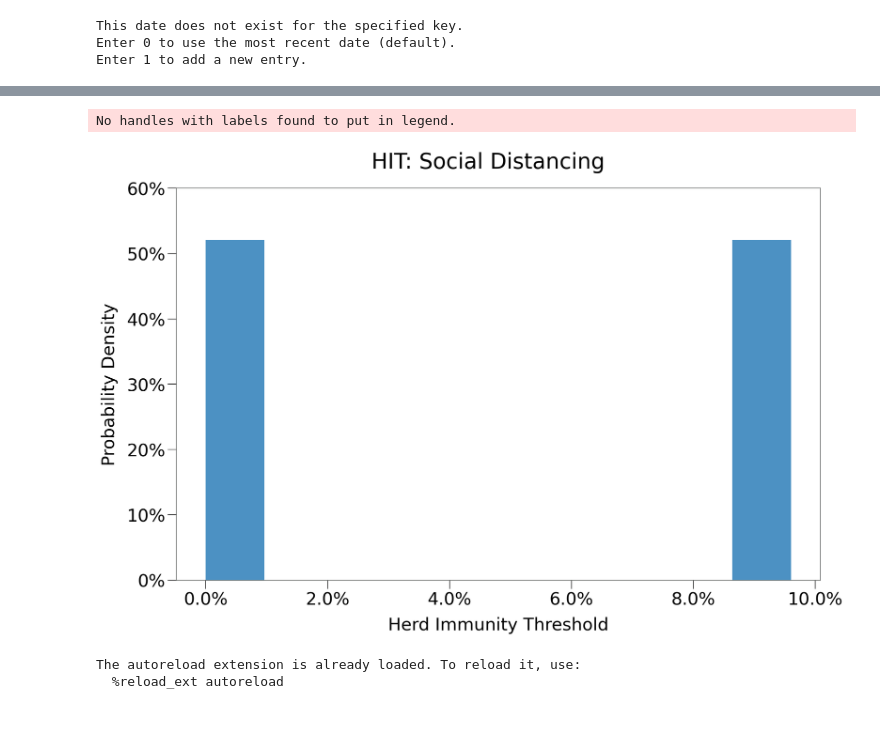
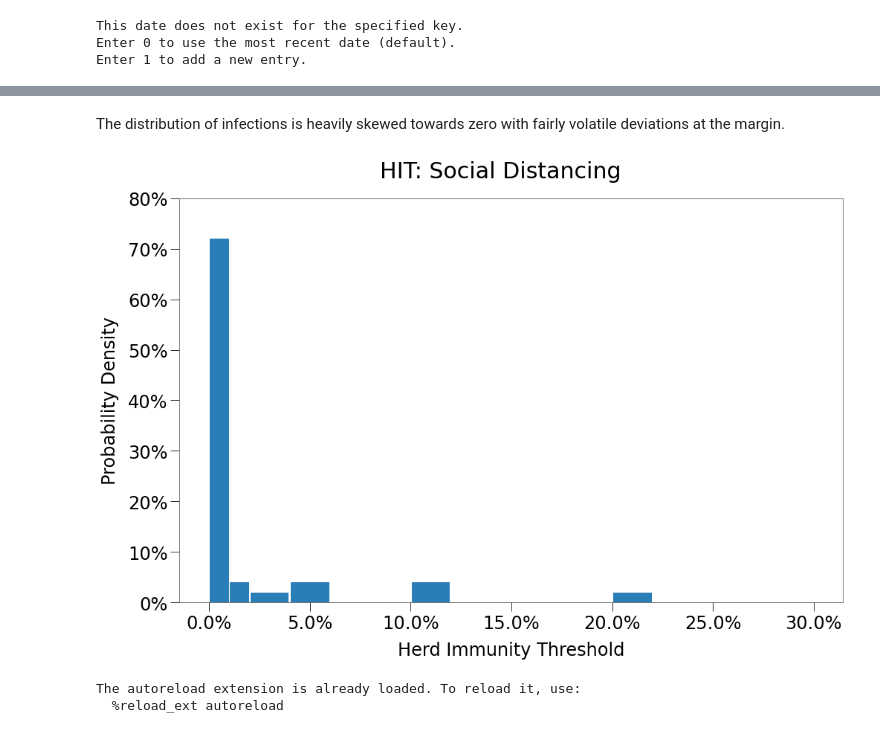
Before and after one commit to rjskene/rknotdocs, a Jupyter notebook: docs/load.ipynb, the cells around one changed output, grey strips where cells are left out. Drawn from its saved outputs; the diff is of its cells as text; code cells hidden in the pictures.

```diff
--- a/docs/load.ipynb
+++ b/docs/load.ipynb
@@ -458,7 +369,7 @@ ray.shutdown()
 # %%
 %load_ext autoreload
 %autoreload 2
-RUN = True
+
 if RUN:
     from rknot.sim import recycler
     from rknot.helpers import get_results
@@ -474,7 +385,6 @@ if RUN:
 
         res = get_results(sim)
         print (res)
-        if .45 < res[1] < .50:
-            print (res)
+        if .42 < res[1]:
             break
 # %% [output]
@@ -755,0 +903,7 @@ Results:
+# %%
+import shelve
+
+results = [res, res_lg]
+headers = ['25Max<br>50Adh', '10Max<br>100Adh']
+
+display(HTML(curve_table(headers, results, style='results')))
@@ -795,19 +958,19 @@ file = 'tests/data/load_sd'
 key = 'load_sd_iters_RESULTS'
 simbase = us_w_load_18.__name__.split('.')[-1]
 
-if True:
+if False:
     from rknot.helpers import looper
     from rknot.events import Restriction, SocialDistancing as SD
 
     sd = SD(
-        name='all', tmfs=[.8,.8,.7,.65,.5],
-        groups=[0,1,2,3,4], start_tick=30, duration=120
+        name='all', tmfs=[.8,.8,.5,.7,.65,.5],
+        groups=[0,1,2,3,4,5], start_tick=30, duration=120
     )
     events_w_res = us_w_load_18.events_gated + [sd]
 
     us_w_load_18.params_gated['events'] = events_w_res
 
-    n = 2
+    n = 25
     contacts, nsecs, results, exceptions = looper(
         n, sterile=False, **us_w_load_18.params_gated
     )
@@ -826,21 +990,0 @@ shouldnt be here
-# %%
-import numpy as np
-
-from rknot.notebook import curve_table, md
-
-i_table = [0,1,2,-1]
-res1 = np.around(res1, 3)
-res1 = res1[:, i_table]
-
-persec = np.array([(np.sum(res1[:,1] == 0) / res1.shape[0])])
-means1 = np.concatenate((res1.mean(axis=0), persec))
-
-means1_gt_0 = np.zeros(5)
-for i in range(res1.shape[1]):
-    exc = res1[:,i][np.argwhere(res1[:,i] >= 0.1).ravel()].mean()
-    means1_gt_0[i] = exc
-
-headers = ['SD', r'SD ex. 0 $R_0$']
-args = [t for tup in zip(means1, means1_gt_0) for t in tup]
-
-md(curve_table(2, headers, args))
@@ -857,13 +1015,13 @@ Average Values
+# %% [markdown]
+The distribution of infections is heavily skewed towards zero with fairly volatile deviations at the margin.
 # %%
 from rknot.notebook import curvehist
 savepath = 'vids/us_w_load/social_distancing'
 
-labels = [None]
 title = r'HIT: Social Distancing'
-curvehist([res1[:,1]], labels, title=title, which='hit', savepath=savepath)
+curvehist([res1[:,1]], title=title, which='hit', savepath=savepath)
 # %% [output]
-No handles with labels found to put in legend.
-[figure, old version]
+[figure, new version]
 # %%
 %load_ext autoreload
 %autoreload 2
```
Also changed, not shown: parts of 157 cells of this notebook, 31 other files.
